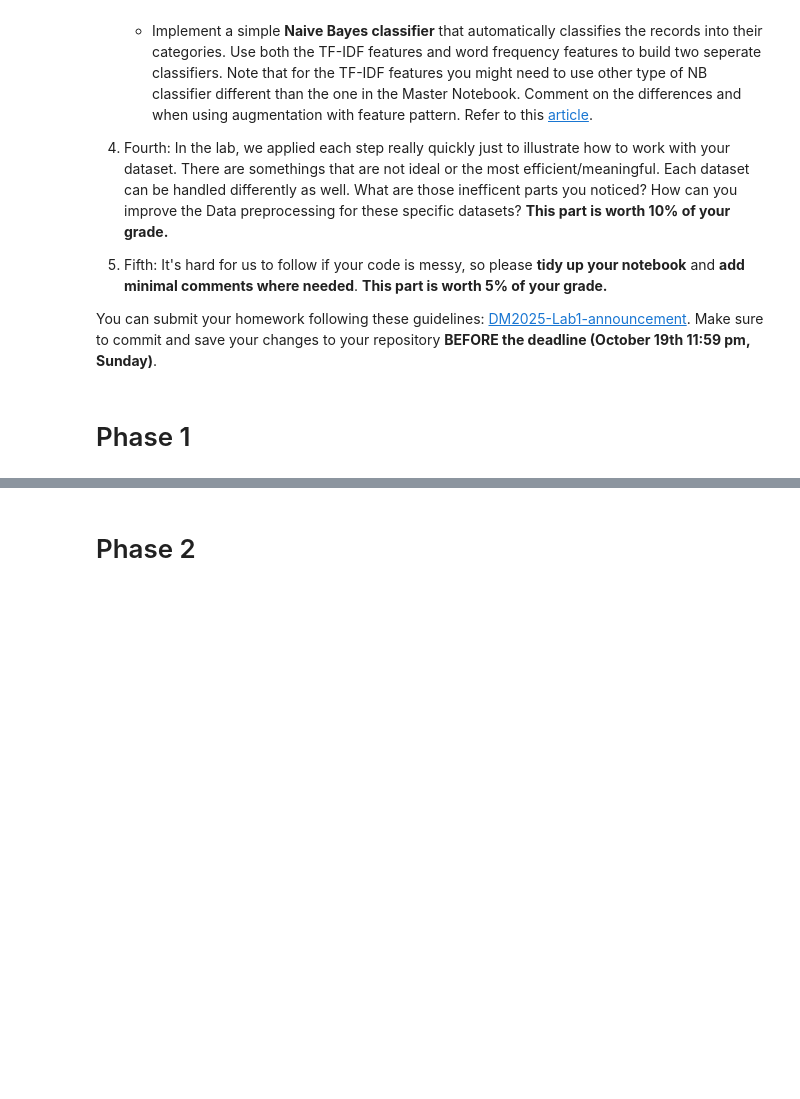
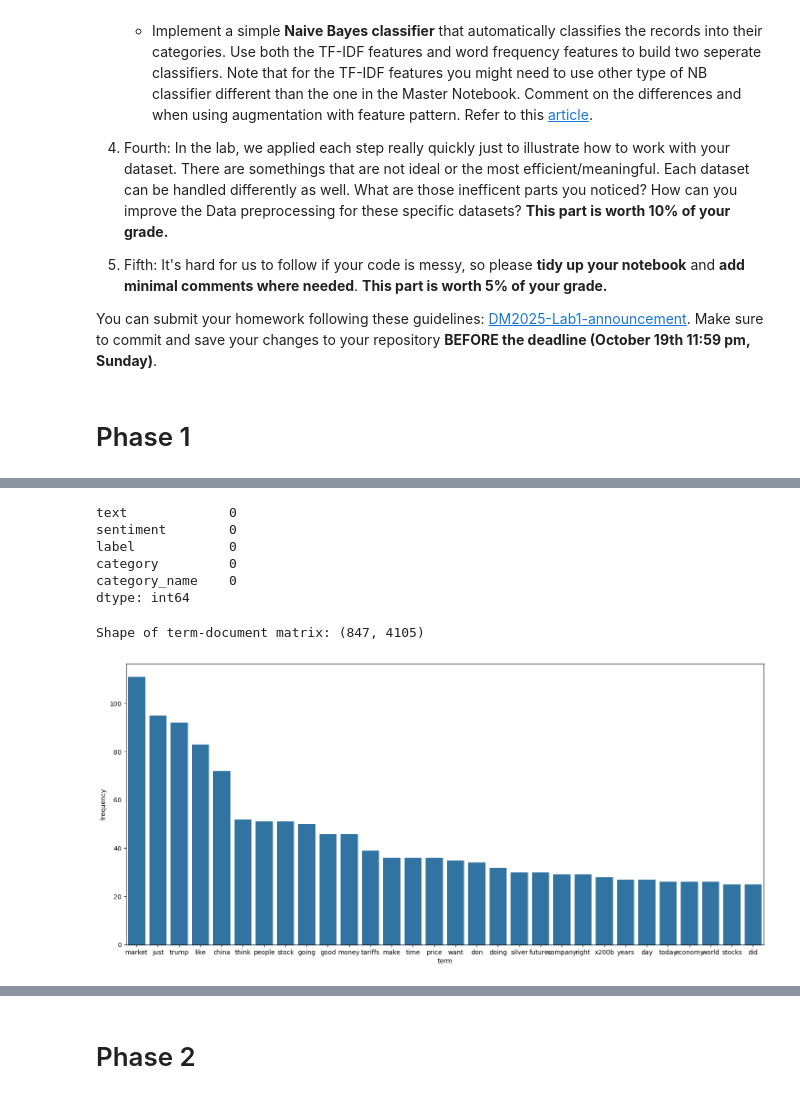
Before and after one commit to u105500014-wq/DM2025-Lab1-Exercise, a Jupyter notebook: DM2025-Lab1-Homework.ipynb, the cells around one changed output, grey strips where cells are left out. Cells and saved outputs as stored; diff of their text form; code cells hidden in the pictures; blank space fills up the shorter version.

```diff
--- a/DM2025-Lab1-Homework.ipynb
+++ b/DM2025-Lab1-Homework.ipynb
@@ -82,0 +87,11 @@ X = pd.read_csv("./newdataset/Reddit-stock-sentiment.csv")
+# %%
+# 挑三個我覺得比較相關的欄位
+df = df[["text", "sentiment", "label"]].copy()
+
+# 加上三種情緒的文字標籤
+label_map = {1.0: "positive", 0.0: "neutral", -1.0: "negative"}
+df["category"] = df["label"]
+df["category_name"] = df["label"].map(label_map)
+
+# 看前幾筆資料
+df.head()
@@ -82,0 +132,39 @@ X = pd.read_csv("./newdataset/Reddit-stock-sentiment.csv")
+# %%
+# 檢查有無缺漏項目
+print(df.isnull().sum())
+
+# 清理缺text的列
+df = df.dropna(subset=["text"])
+# %% [output]
+text             0
+sentiment        0
+label            0
+category         0
+category_name    0
+dtype: int64
+# %%
+#把文字資料轉換成數字矩陣,電腦才可理解
+from sklearn.feature_extraction.text import CountVectorizer
+
+count_vect = CountVectorizer(stop_words="english")
+X_counts = count_vect.fit_transform(df["text"])
+
+print("Shape of term-document matrix:", X_counts.shape)
+# %% [output]
+Shape of term-document matrix: (847, 4105)
+# %%
+#詞彙出現頻率計算
+term_frequencies = np.asarray(X_counts.sum(axis=0))[0]
+
+#將其排序
+terms = count_vect.get_feature_names_out()
+df_terms = pd.DataFrame({"term": terms, "frequency": term_frequencies})
+df_terms = df_terms.sort_values(by="frequency", ascending=False)
+
+#選"前30"常出現的詞彙畫成圖表
+plt.figure(figsize=(18,8))
+sns.barplot(x="term", y="frequency", data=df_terms.head(30))
+plt.xticks(rotation=0)
+plt.show()
+# %% [output]
+[figure, added]
```
Also changed, not shown: parts of 8 cells of this notebook.
